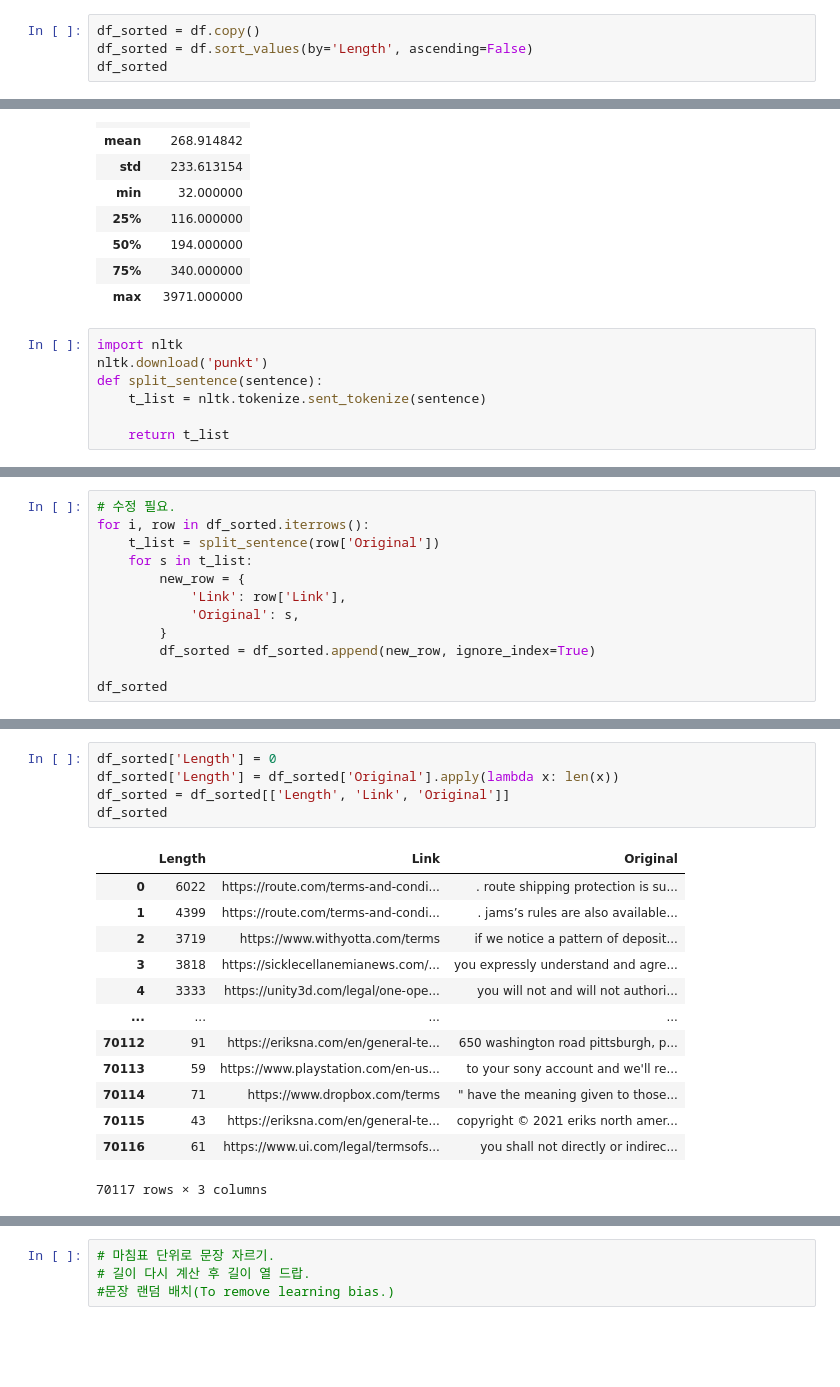
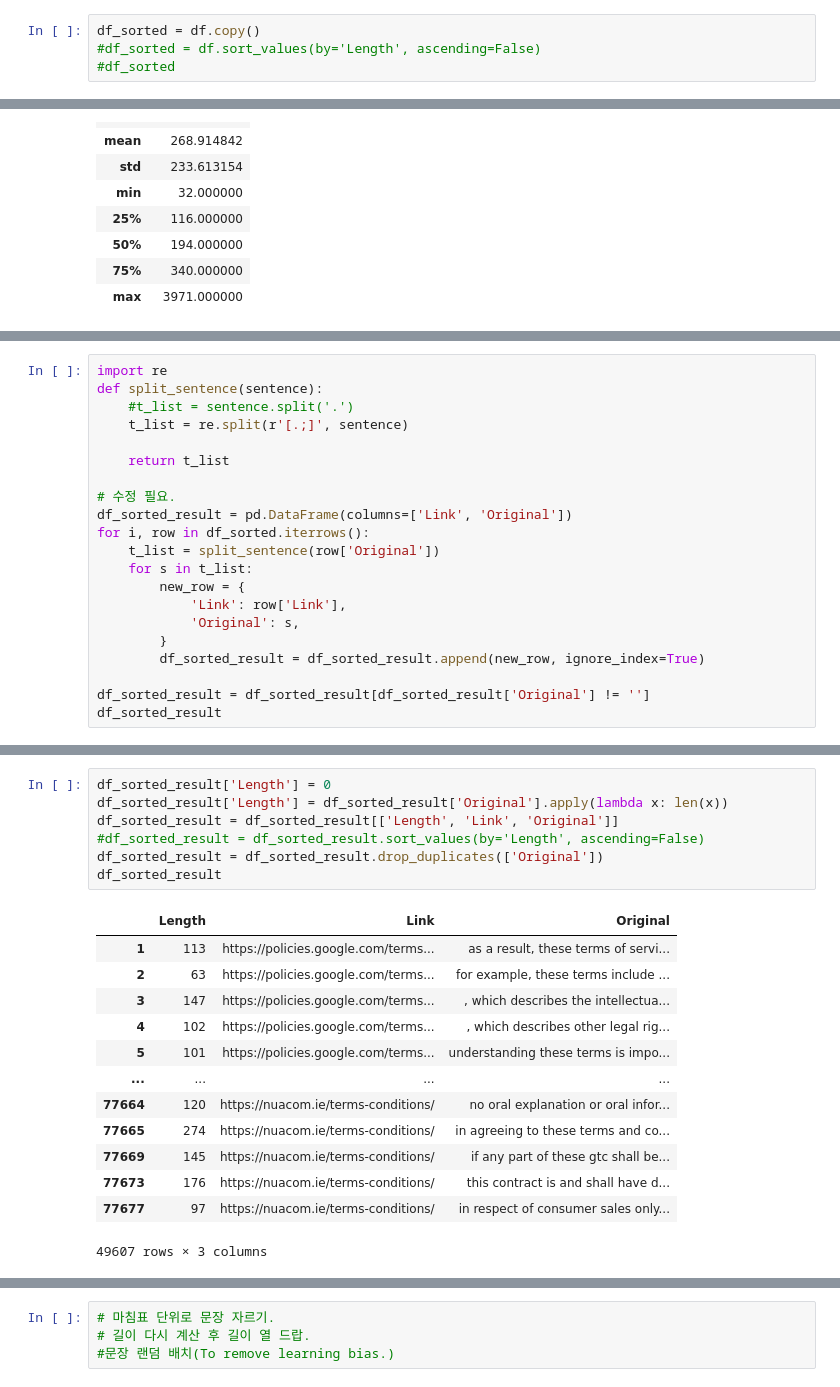
Before and after one commit to JLGGG/ToS-crawler, a Jupyter notebook: clear_sentence.ipynb, the cells around one changed output, grey strips where cells are left out. Saved outputs shown, nothing was run; the diff lists cells and outputs as text; blank space fills up the shorter version.

```diff
--- a/clear_sentence.ipynb
+++ b/clear_sentence.ipynb
@@ -41,5 +41,5 @@ df
 21278 rows × 4 columns
 # %%
 df_sorted = df.copy()
-df_sorted = df.sort_values(by='Length', ascending=False)
-df_sorted
+#df_sorted = df.sort_values(by='Length', ascending=False)
+#df_sorted
@@ -80,10 +66,3 @@ df_sorted.describe(exclude=[object])
 | 50% | 194.000000 |
 | 75% | 340.000000 |
 | max | 3971.000000 |
-# %%
-import nltk
-nltk.download('punkt')
-def split_sentence(sentence):
-    t_list = nltk.tokenize.sent_tokenize(sentence)
-
-    return t_list
@@ -97,5 +73,13 @@ df_sorted = df_sorted.drop(columns=['Length', 'Processed'])
 # %%
+import re
+def split_sentence(sentence):
+    #t_list = sentence.split('.')
+    t_list = re.split(r'[.;]', sentence)
+
+    return t_list
+
 # 수정 필요.
+df_sorted_result = pd.DataFrame(columns=['Link', 'Original'])
 for i, row in df_sorted.iterrows():
     t_list = split_sentence(row['Original'])
     for s in t_list:
@@ -103,8 +87,9 @@ for i, row in df_sorted.iterrows():
             'Link': row['Link'],
             'Original': s,
         }
-        df_sorted = df_sorted.append(new_row, ignore_index=True)
+        df_sorted_result = df_sorted_result.append(new_row, ignore_index=True)
 
-df_sorted
+df_sorted_result = df_sorted_result[df_sorted_result['Original'] != '']
+df_sorted_result
 # %% [output]
 |  | Link | Original |
@@ -123,19 +113,21 @@ df_sorted
 # %%
-df_sorted['Length'] = 0
-df_sorted['Length'] = df_sorted['Original'].apply(lambda x: len(x))
-df_sorted = df_sorted[['Length', 'Link', 'Original']]
-df_sorted
+df_sorted_result['Length'] = 0
+df_sorted_result['Length'] = df_sorted_result['Original'].apply(lambda x: len(x))
+df_sorted_result = df_sorted_result[['Length', 'Link', 'Original']]
+#df_sorted_result = df_sorted_result.sort_values(by='Length', ascending=False)
+df_sorted_result = df_sorted_result.drop_duplicates(['Original'])
+df_sorted_result
 # %% [output]
 |  | Length | Link | Original |
-| 0 | 6022 | https://route.com/terms-and-condi... | . route shipping protection is su... |
-| 1 | 4399 | https://route.com/terms-and-condi... | . jams’s rules are also available... |
-| 2 | 3719 | https://www.withyotta.com/terms | if we notice a pattern of deposit... |
-| 3 | 3818 | https://sicklecellanemianews.com/... | you expressly understand and agre... |
-| 4 | 3333 | https://unity3d.com/legal/one-ope... | you will not and will not authori... |
+| 1 | 113 | https://policies.google.com/terms... | as a result, these terms of servi... |
+| 2 | 63 | https://policies.google.com/terms... | for example, these terms include ... |
+| 3 | 147 | https://policies.google.com/terms... | , which describes the intellectua... |
+| 4 | 102 | https://policies.google.com/terms... | , which describes other legal rig... |
+| 5 | 101 | https://policies.google.com/terms... | understanding these terms is impo... |
 | ... | ... | ... | ... |
-| 70112 | 91 | https://eriksna.com/en/general-te... | 650 washington road pittsburgh, p... |
-| 70113 | 59 | https://www.playstation.com/en-us... | to your sony account and we'll re... |
-| 70114 | 71 | https://www.dropbox.com/terms | " have the meaning given to those... |
-| 70115 | 43 | https://eriksna.com/en/general-te... | copyright © 2021 eriks north amer... |
-| 70116 | 61 | https://www.ui.com/legal/termsofs... | you shall not directly or indirec... |
+| 77664 | 120 | https://nuacom.ie/terms-conditions/ | no oral explanation or oral infor... |
+| 77665 | 274 | https://nuacom.ie/terms-conditions/ | in agreeing to these terms and co... |
+| 77669 | 145 | https://nuacom.ie/terms-conditions/ | if any part of these gtc shall be... |
+| 77673 | 176 | https://nuacom.ie/terms-conditions/ | this contract is and shall have d... |
+| 77677 | 97 | https://nuacom.ie/terms-conditions/ | in respect of consumer sales only... |
-70117 rows × 3 columns
+49607 rows × 3 columns
```
Also changed, not shown: parts of 8 cells of this notebook.
